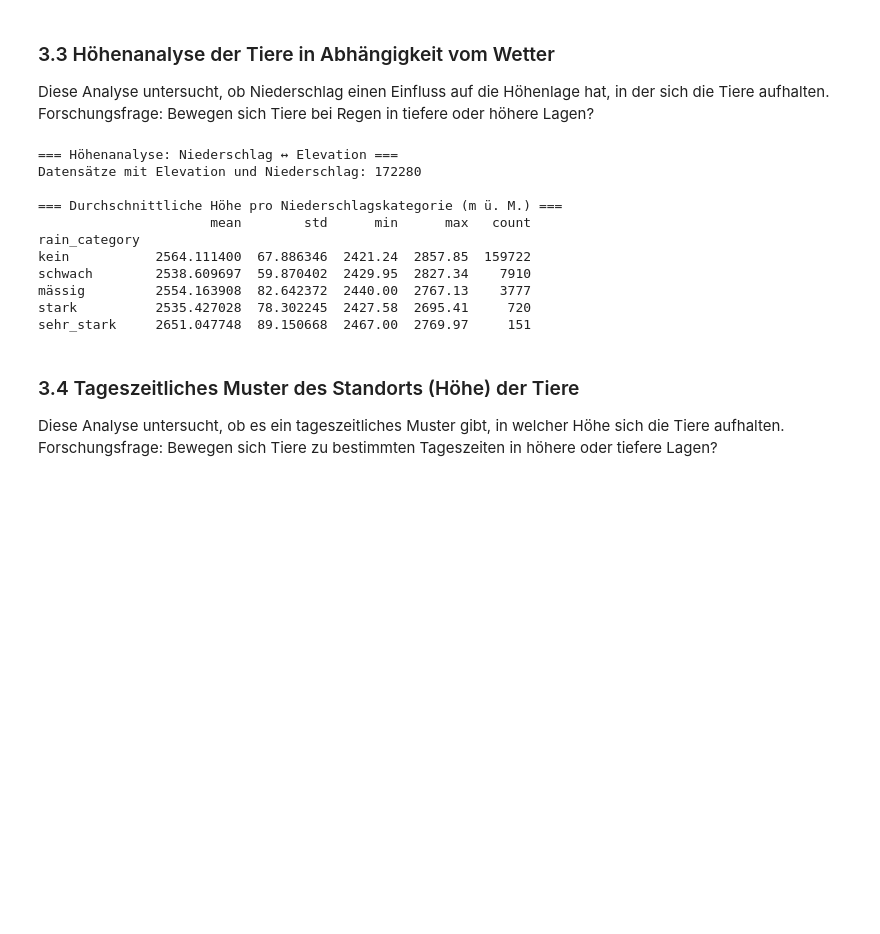
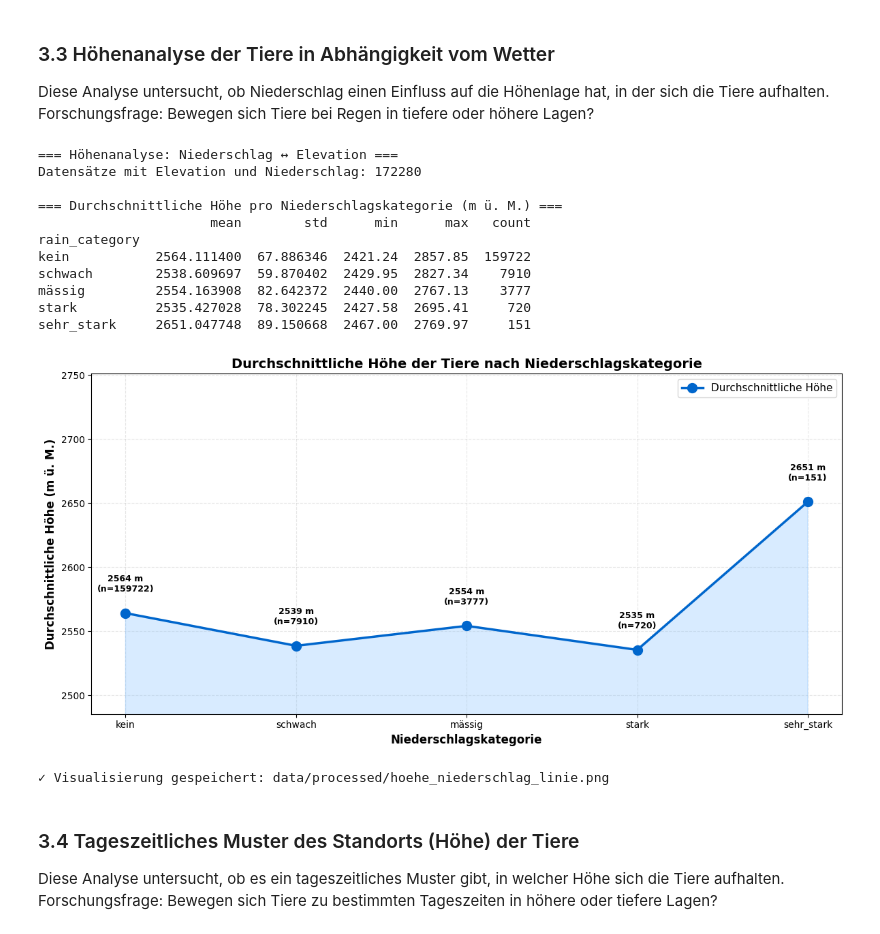
Before and after one commit to thierryfrommenwiler/agriculture-spark, a Jupyter notebook: notebooks/agriculture-spark-analysis.ipynb, the cells around one changed output. Drawn from its saved outputs; the diff is of its cells as text; code cells hidden in the pictures; blank space fills up the shorter version.

Commit message:
Adding plots and documentation

```diff
--- a/notebooks/agriculture-spark-analysis.ipynb
+++ b/notebooks/agriculture-spark-analysis.ipynb
@@ -46,6 +46,7 @@ from pyspark.sql.functions import col, unix_timestamp, from_unixtime, to_timesta
 import os
 import time
 
+# Spark-Session initialisieren
 if(zhaw_cluster == 1):
     # Auf ZHAW-Cluster
     print("Ausführung auf ZHAW-Cluster")
@@ -62,7 +63,7 @@ else:
 
     spark = SparkSession.builder \
         .appName("AgricultureDataProcessing") \
-        .master("local[*]") \
+        .master("local[4]") \
         .config("spark.driver.memory", "4g") \
         .config("spark.executor.memory", "4g") \
         .config("spark.sql.shuffle.partitions", "8") \
@@ -948,31 +969,73 @@ Forschungsfrage: Bewegen sich Tiere bei Regen in tiefere oder höhere Lagen?
 # %%
 # Daten für Höhenanalyse vorbereiten
 df_elevation = df_viz[df_viz['elevation'].notna() & df_viz['rain_category'].notna()].copy()
 
 print(f"\n=== Höhenanalyse: Niederschlag ↔ Elevation ===")
 print(f"Datensätze mit Elevation und Niederschlag: {len(df_elevation)}")
 
 # Statistik: Durchschnittliche Höhe pro Niederschlagskategorie
 elevation_by_rain = df_elevation.groupby('rain_category')['elevation'].agg(['mean', 'std', 'min', 'max', 'count'])
 
 # Regenkategorien sortieren
 rain_order = ['kein', 'sehr_schwach', 'schwach', 'mässig', 'stark', 'sehr_stark']
 elevation_by_rain = elevation_by_rain.reindex([cat for cat in rain_order if cat in elevation_by_rain.index])
 
 print("\n=== Durchschnittliche Höhe pro Niederschlagskategorie (m ü. M.) ===")
 print(elevation_by_rain)
+
+# Visualisierung: Liniendiagramm Höhe nach Niederschlagskategorie
+fig, ax = plt.subplots(figsize=(12, 6))
+
+# Daten für Liniendiagramm vorbereiten
+rain_cats_present = [cat for cat in rain_order if cat in df_elevation['rain_category'].unique()]
+means = [df_elevation[df_elevation['rain_category'] == cat]['elevation'].mean()
+         for cat in rain_cats_present]
+counts = [len(df_elevation[df_elevation['rain_category'] == cat])
+          for cat in rain_cats_present]
+
+# Hauptlinie: Durchschnittliche Höhe
+line = ax.plot(rain_cats_present, means, marker='o', linewidth=2.5, markersize=10,
+               color='#0066cc', label='Durchschnittliche Höhe')
+
+# Datenpunkte beschriften mit Höhenwerten
+for i, (cat, mean, count) in enumerate(zip(rain_cats_present, means, counts)):
+    ax.text(i, mean + 15, f'{mean:.0f} m\n(n={count})',
+            ha='center', va='bottom', fontsize=9, fontweight='bold')
+
+# Fläche unter der Kurve einfärben
+ax.fill_between(range(len(rain_cats_present)), means, alpha=0.3, color='#80bfff')
+
+ax.set_xlabel('Niederschlagskategorie', fontsize=12, fontweight='bold')
+ax.set_ylabel('Durchschnittliche Höhe (m ü. M.)', fontsize=12, fontweight='bold')
+ax.set_title('Durchschnittliche Höhe der Tiere nach Niederschlagskategorie',
+             fontsize=14, fontweight='bold')
+ax.grid(axis='both', alpha=0.3, linestyle='--')
+ax.legend(fontsize=11)
+
+# Y-Achse bei 0 beginnen oder angemessenen Bereich setzen
+y_min = min(means) - 50
+y_max = max(means) + 100
+ax.set_ylim(y_min, y_max)
+
+plt.tight_layout()
+plt.savefig('data/processed/hoehe_niederschlag_linie.png', dpi=150, bbox_inches='tight')
+plt.show()
+
+print("\n✓ Visualisierung gespeichert: data/processed/hoehe_niederschlag_linie.png")
 # %% [output]
 === Höhenanalyse: Niederschlag ↔ Elevation ===
 Datensätze mit Elevation und Niederschlag: 172280
 
 === Durchschnittliche Höhe pro Niederschlagskategorie (m ü. M.) ===
                       mean        std      min      max   count
 rain_category
 kein           2564.111400  67.886346  2421.24  2857.85  159722
 schwach        2538.609697  59.870402  2429.95  2827.34    7910
 mässig         2554.163908  82.642372  2440.00  2767.13    3777
 stark          2535.427028  78.302245  2427.58  2695.41     720
 sehr_stark     2651.047748  89.150668  2467.00  2769.97     151
+[figure, added]
+✓ Visualisierung gespeichert: data/processed/hoehe_niederschlag_linie.png
 # %% [markdown]
 ### 3.4 Tageszeitliches Muster des Standorts (Höhe) der Tiere
 
```
Also changed, not shown: parts of 15 cells of this notebook.
